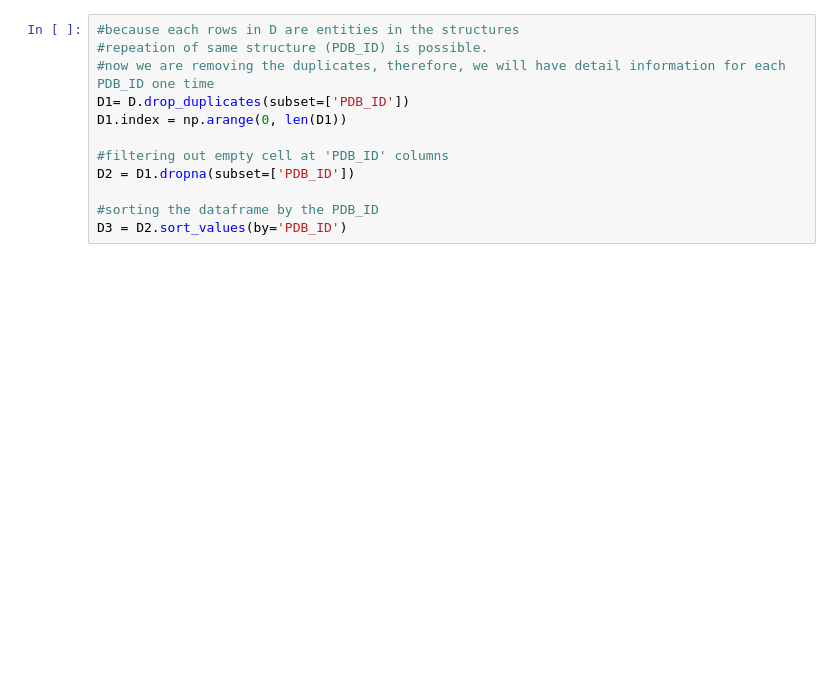
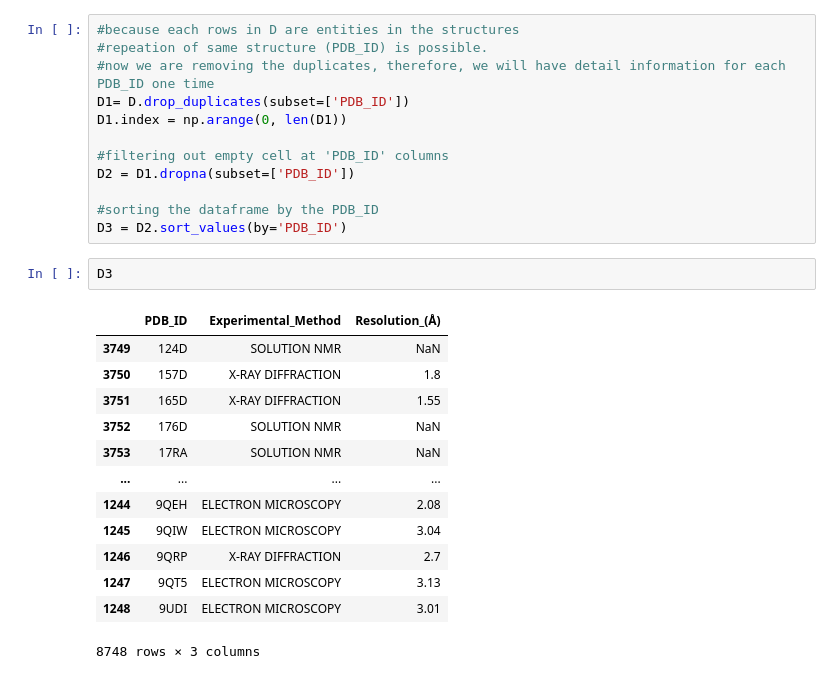
Before and after one commit to The-Bevilacqua-Lab/identify_Homo_base_pairs, a Jupyter notebook: scripts/characterize_structures.ipynb, the cells around one changed output. Cells and saved outputs as stored; diff of their text form; blank space fills up the shorter version.

```diff
--- a/scripts/characterize_structures.ipynb
+++ b/scripts/characterize_structures.ipynb
@@ -99,3 +99,19 @@ D2 = D1.dropna(subset=['PDB_ID'])
 
 #sorting the dataframe by the PDB_ID
 D3 = D2.sort_values(by='PDB_ID')
+# %%
+D3
+# %% [output]
+|  | PDB_ID | Experimental_Method | Resolution_(Å) |
+| 3749 | 124D | SOLUTION NMR | NaN |
+| 3750 | 157D | X-RAY DIFFRACTION | 1.8 |
+| 3751 | 165D | X-RAY DIFFRACTION | 1.55 |
+| 3752 | 176D | SOLUTION NMR | NaN |
+| 3753 | 17RA | SOLUTION NMR | NaN |
+| ... | ... | ... | ... |
+| 1244 | 9QEH | ELECTRON MICROSCOPY | 2.08 |
+| 1245 | 9QIW | ELECTRON MICROSCOPY | 3.04 |
+| 1246 | 9QRP | X-RAY DIFFRACTION | 2.7 |
+| 1247 | 9QT5 | ELECTRON MICROSCOPY | 3.13 |
+| 1248 | 9UDI | ELECTRON MICROSCOPY | 3.01 |
+8748 rows × 3 columns
```
